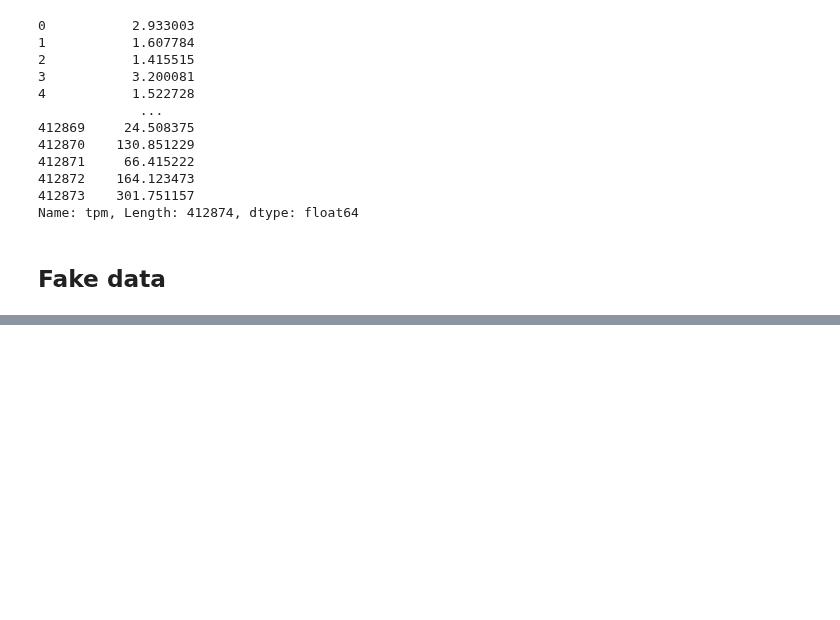
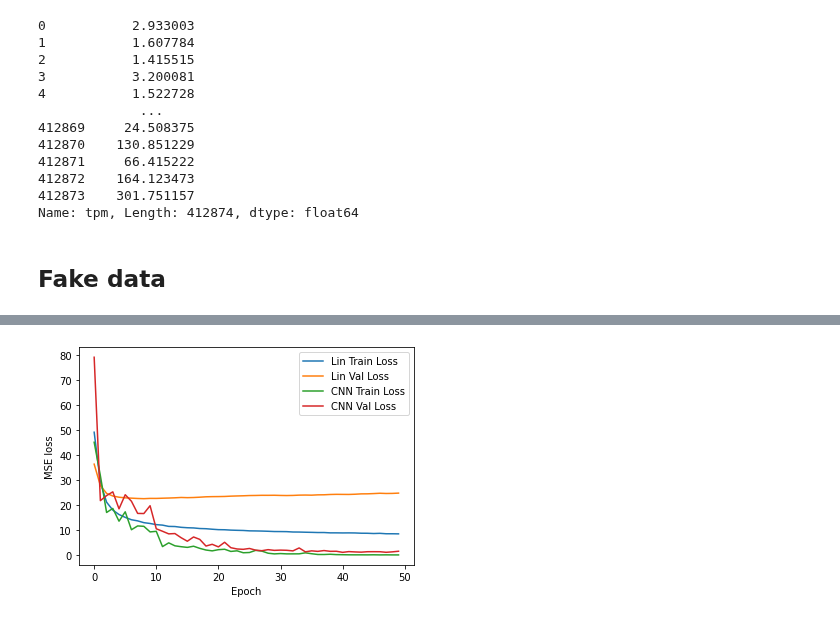
Before and after one commit to erinhwilson/deep-5g-sandbox, a Jupyter notebook: seq_prediction_tinker.ipynb, the cells around one changed output, grey strips where cells are left out. Saved outputs shown, nothing was run; the diff lists cells and outputs as text; code cells hidden in the pictures; blank space fills up the shorter version.

```diff
--- a/seq_prediction_tinker.ipynb
+++ b/seq_prediction_tinker.ipynb
@@ -230,0 +538,6 @@ array(['CGGACC', 6.8,
+# %%
+model_lin2, tl_lin2, vl_lin2 = run_linear_model(train_dl2, test_dl2)
+
+quick_seq_pred(model_lin2, seqs1)
+print()
+quick_seq_pred(model_lin2, seqs2)
@@ -230,0 +564,6 @@ array(['CGGACC', 6.8,
+# %%
+model_cnn, tl_cnn, vl_cnn = run_cnn_model(train_dl2, test_dl2)
+
+quick_seq_pred(model_cnn, seqs1)
+print()
+quick_seq_pred(model_cnn, seqs2)
@@ -231,3 +588,10 @@ array(['CGGACC', 6.8,
+# %%
+#  plot loss
+lin_data_label = list(zip([tl_lin2,vl_lin2,tl_cnn, vl_cnn],
+                          ['Lin Train Loss','Lin Val Loss', 'CNN Train Loss','CNN Val Loss']))
+quick_loss_plot(lin_data_label)
+# %% [output]
+[figure, added]
 # %%
 # train test split
 idxs = list(range(df.shape[0]))
```
Also changed, not shown: parts of 59 cells of this notebook.
